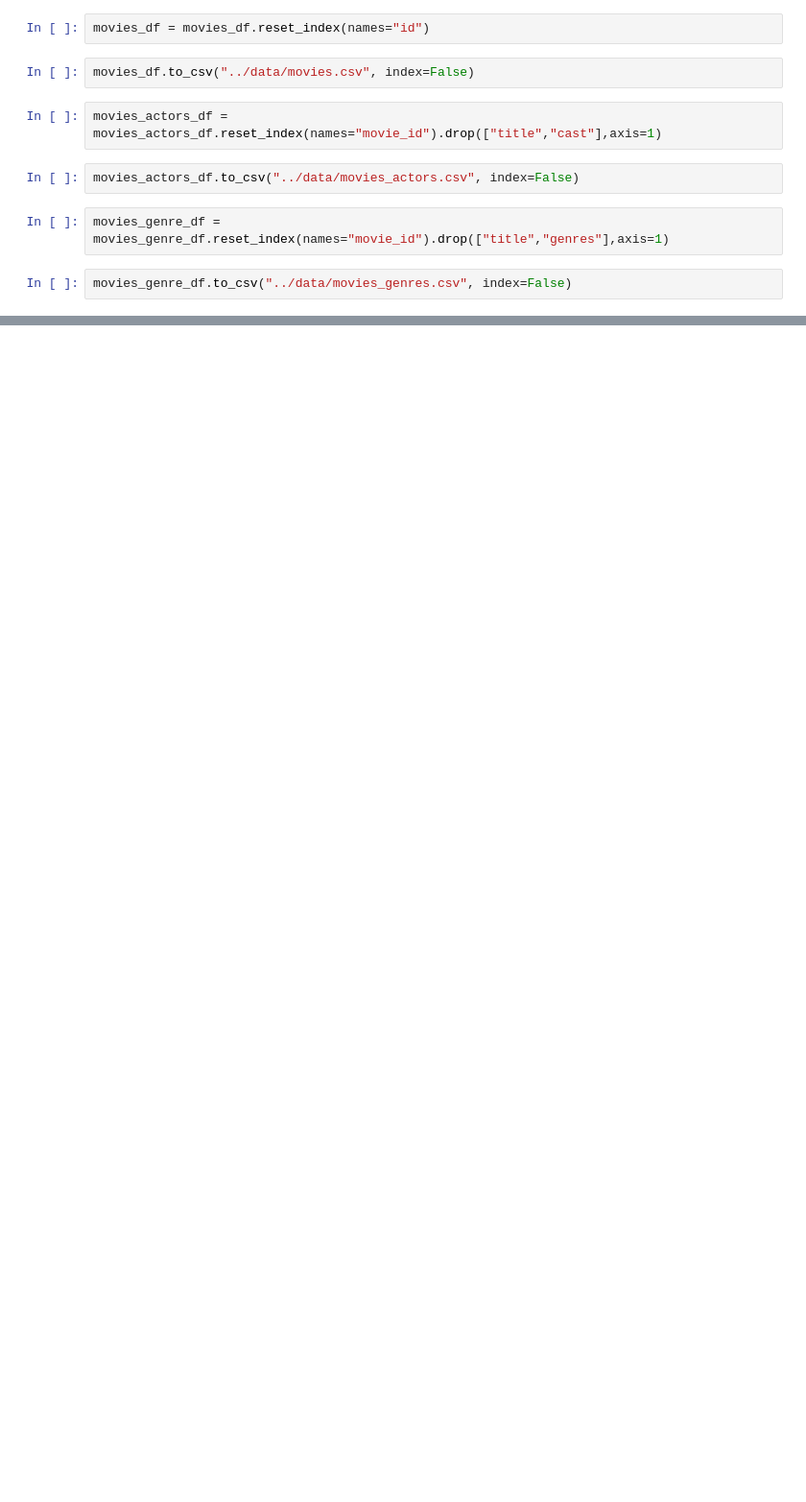
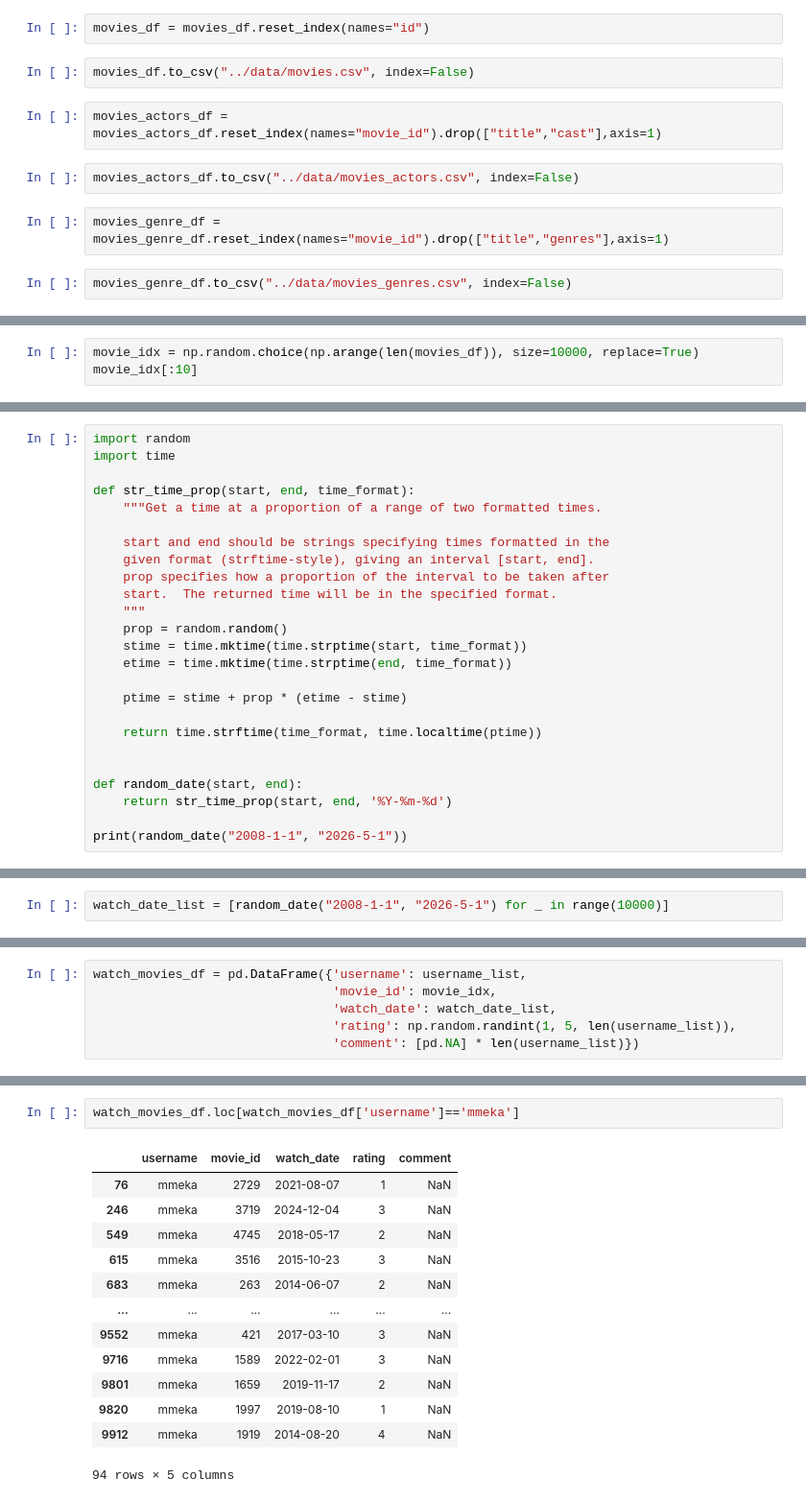
Before and after one commit to python-data-science-2026/Movie-Recommendation-System, a Jupyter notebook: notebooks/Movies_Processing.ipynb, the cells around one changed output, grey strips where cells are left out. Shown at 96% size. Saved outputs shown, nothing was run; the diff lists cells and outputs as text; blank space fills up the shorter version.

```diff
--- a/notebooks/Movies_Processing.ipynb
+++ b/notebooks/Movies_Processing.ipynb
@@ -212,0 +277,3 @@ movies_genre_df.to_csv("../data/movies_genres.csv", index=False)
+# %%
+movie_idx = np.random.choice(np.arange(len(movies_df)), size=10000, replace=True)
+movie_idx[:10]
@@ -212,0 +282,25 @@ movies_genre_df.to_csv("../data/movies_genres.csv", index=False)
+# %%
+import random
+import time
+
+def str_time_prop(start, end, time_format):
+    """Get a time at a proportion of a range of two formatted times.
+
+    start and end should be strings specifying times formatted in the
+    given format (strftime-style), giving an interval [start, end].
+    prop specifies how a proportion of the interval to be taken after
+    start.  The returned time will be in the specified format.
+    """
+    prop = random.random()
+    stime = time.mktime(time.strptime(start, time_format))
+    etime = time.mktime(time.strptime(end, time_format))
+
+    ptime = stime + prop * (etime - stime)
+
+    return time.strftime(time_format, time.localtime(ptime))
+
+
+def random_date(start, end):
+    return str_time_prop(start, end, '%Y-%m-%d')
+
+print(random_date("2008-1-1", "2026-5-1"))
@@ -212,0 +309,2 @@ movies_genre_df.to_csv("../data/movies_genres.csv", index=False)
+# %%
+watch_date_list = [random_date("2008-1-1", "2026-5-1") for _ in range(10000)]
@@ -212,0 +324,6 @@ movies_genre_df.to_csv("../data/movies_genres.csv", index=False)
+# %%
+watch_movies_df = pd.DataFrame({'username': username_list,
+                                'movie_id': movie_idx,
+                                'watch_date': watch_date_list,
+                                'rating': np.random.randint(1, 5, len(username_list)),
+                                'comment': [pd.NA] * len(username_list)})
@@ -212,0 +339,16 @@ movies_genre_df.to_csv("../data/movies_genres.csv", index=False)
+# %%
+watch_movies_df.loc[watch_movies_df['username']=='mmeka']
+# %% [output]
+|  | username | movie_id | watch_date | rating | comment |
+| 76 | mmeka | 2729 | 2021-08-07 | 1 | NaN |
+| 246 | mmeka | 3719 | 2024-12-04 | 3 | NaN |
+| 549 | mmeka | 4745 | 2018-05-17 | 2 | NaN |
+| 615 | mmeka | 3516 | 2015-10-23 | 3 | NaN |
+| 683 | mmeka | 263 | 2014-06-07 | 2 | NaN |
+| ... | ... | ... | ... | ... | ... |
+| 9552 | mmeka | 421 | 2017-03-10 | 3 | NaN |
+| 9716 | mmeka | 1589 | 2022-02-01 | 3 | NaN |
+| 9801 | mmeka | 1659 | 2019-11-17 | 2 | NaN |
+| 9820 | mmeka | 1997 | 2019-08-10 | 1 | NaN |
+| 9912 | mmeka | 1919 | 2014-08-20 | 4 | NaN |
+94 rows × 5 columns
```
Also changed, not shown: parts of 24 cells of this notebook, 1 other file.
